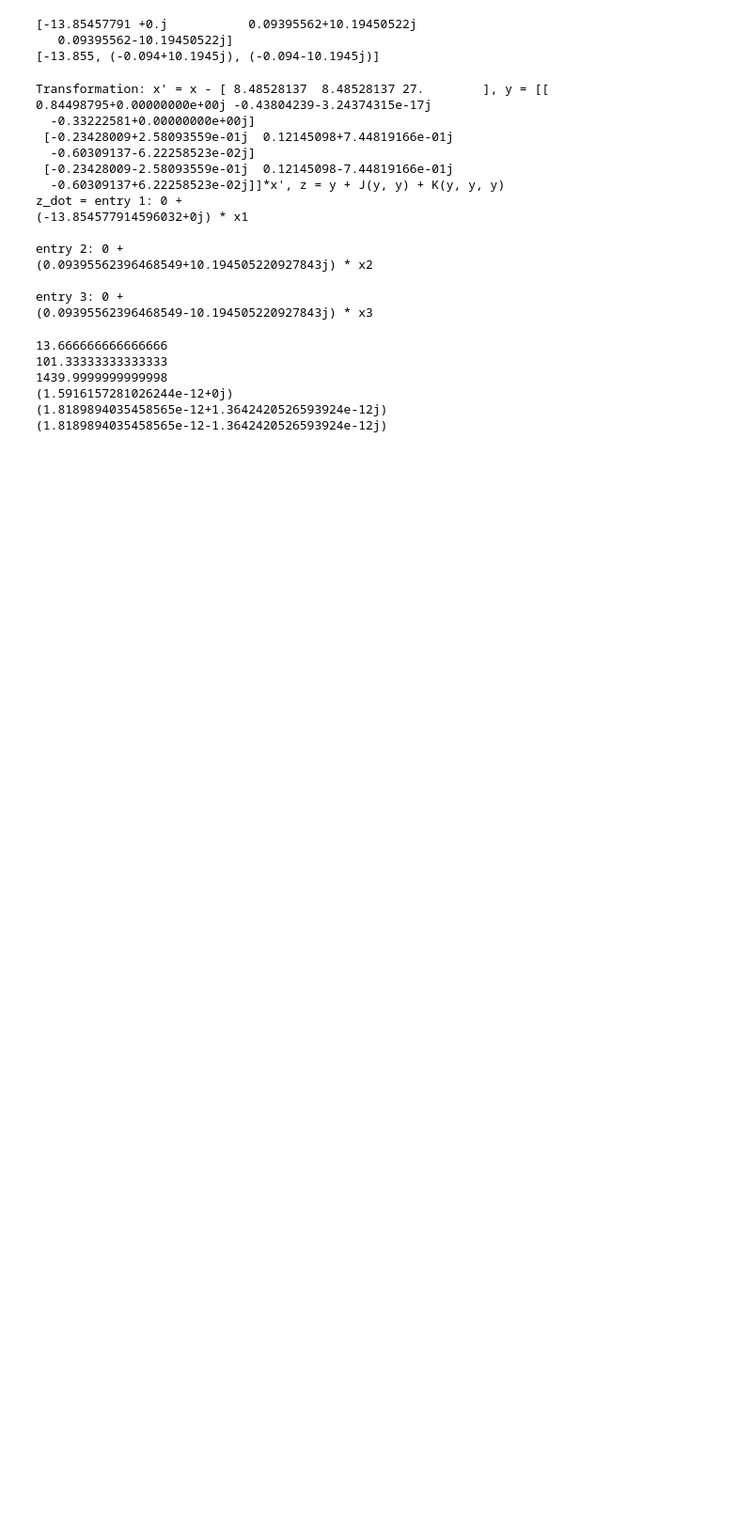
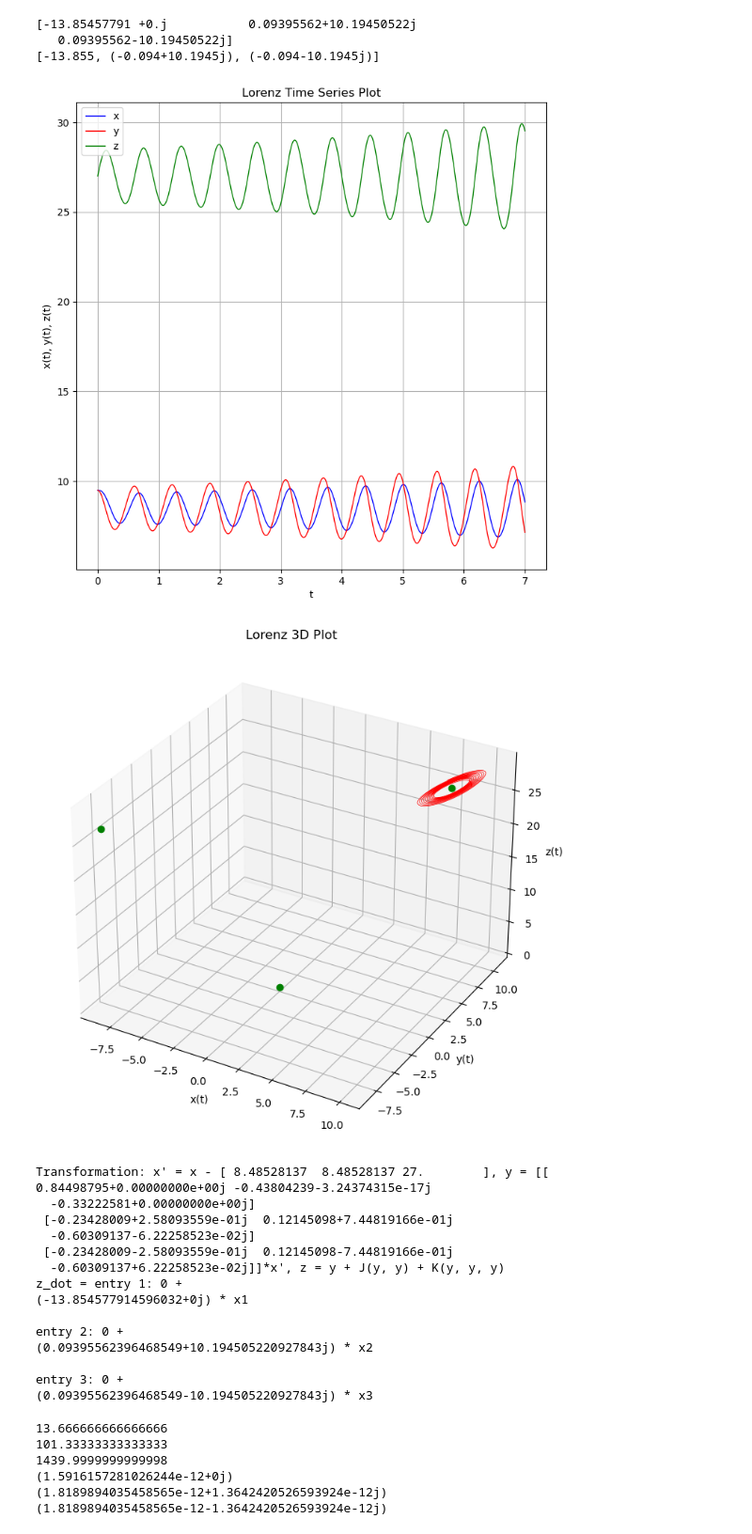
Before and after one commit to sibirica/ROMLCS, a Jupyter notebook: Lorenz.ipynb, the cells around one changed output. Shown: that part at 94% size. Saved outputs shown, nothing was run; the diff lists cells and outputs as text; code cells hidden in the pictures; blank space fills up the shorter version.

```diff
--- a/Lorenz.ipynb
+++ b/Lorenz.ipynb
@@ -120,6 +134,23 @@ def lorenz_ode_plot_3d(t, ys, fps):
     #plt.savefig('lorenz_ode_3d.png')
     plt.show()
     return
+# %%
+max_T = 7 #20
+res = 100 #500 time resolution
+npoints = max_T*res+1
+t_eval = np.linspace(0, max_T, npoints)
+base_point = fps[1]
+offset = 1*np.array((1, 1, 0))
+x0 = base_point+offset
+
+sol = integrate.solve_ivp(f_lorenz, (0, max_T), x0, method='RK45', t_eval=t_eval, atol=1e-14)
+t = sol.t
+ys = sol.y
+lorenz_ode_plot_components(t, ys)
+lorenz_ode_plot_3d(t, ys, fps)
+# %% [output]
+[figure, new version]
+[figure, new version]
 # %%
 from utils import conjugate_dynamics
 
```
Also changed, not shown: parts of 8 cells of this notebook, 2 other files.
